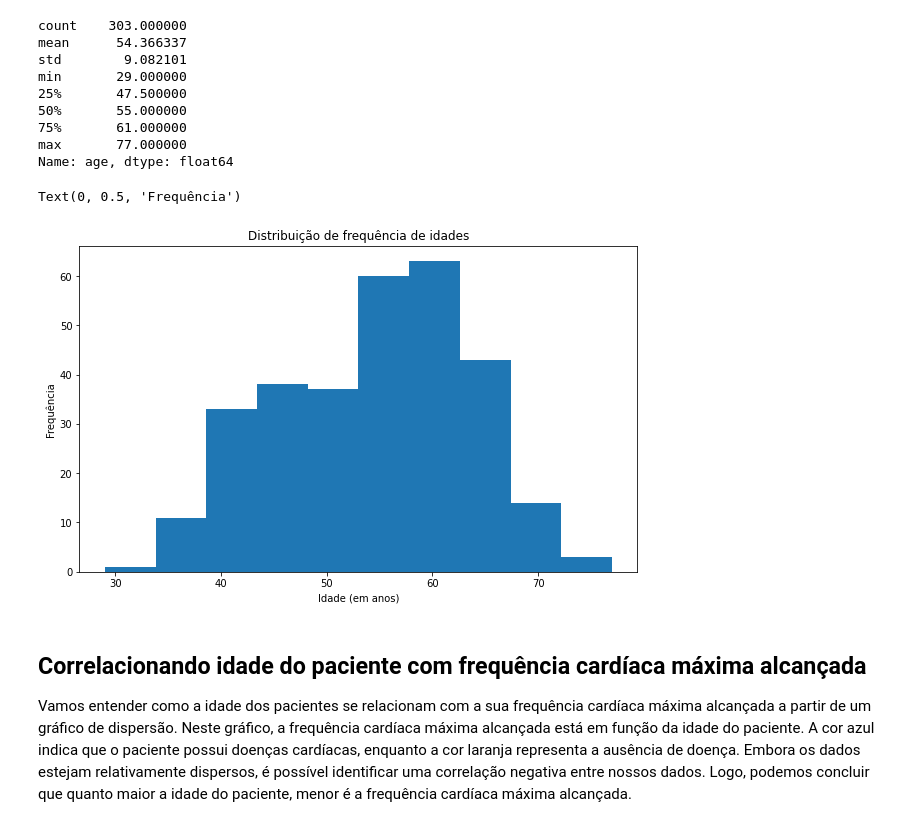
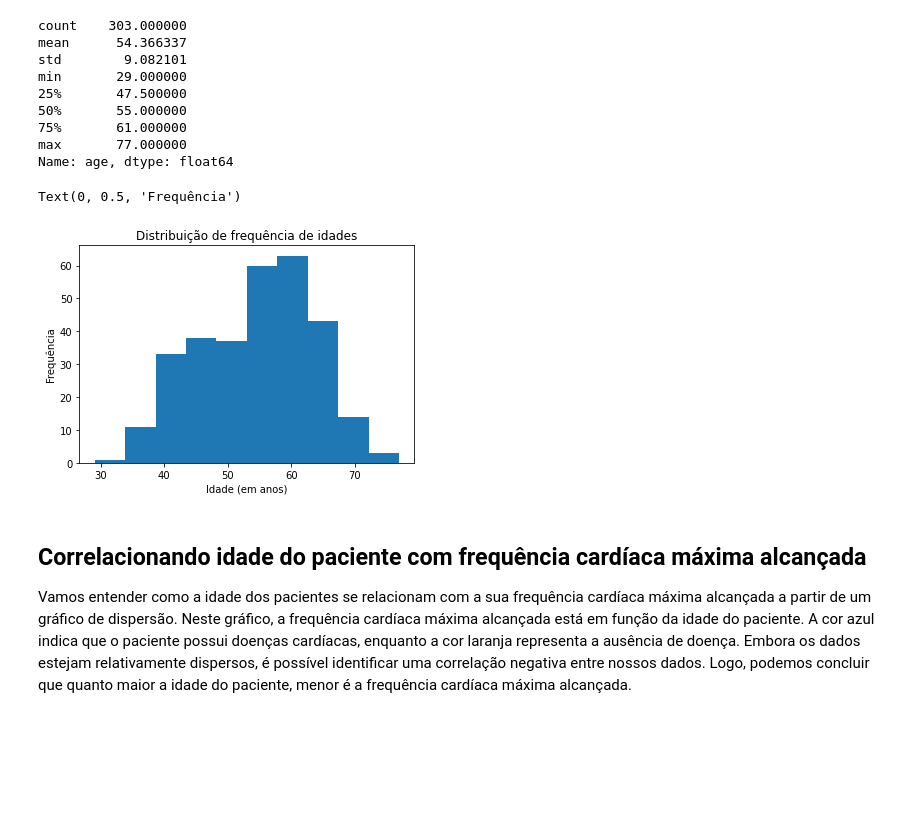
Before and after one commit to ej0733/machine-learning-projects, a Jupyter notebook: heart-disease-classification.ipynb, the cells around one changed output. Drawn from its saved outputs; the diff is of its cells as text; code cells hidden in the pictures; blank space fills up the shorter version.

```diff
--- a/heart-disease-classification.ipynb
+++ b/heart-disease-classification.ipynb
@@ -166,14 +174,14 @@ min       29.000000
 max       77.000000
 Name: age, dtype: float64
 # %%
-df['age'].plot(kind='hist', figsize=(10, 6))
+df['age'].plot(kind='hist')
 
 plt.title('Distribuição de frequência de idades')
 plt.xlabel('Idade (em anos)')
 plt.ylabel('Frequência')
 # %% [output]
 Text(0, 0.5, 'Frequência')
-[figure, old version]
+[figure, new version]
 # %% [markdown]
 ## Correlacionando idade do paciente com frequência cardíaca máxima alcançada
 
```
Also changed, not shown: parts of 15 cells of this notebook.
